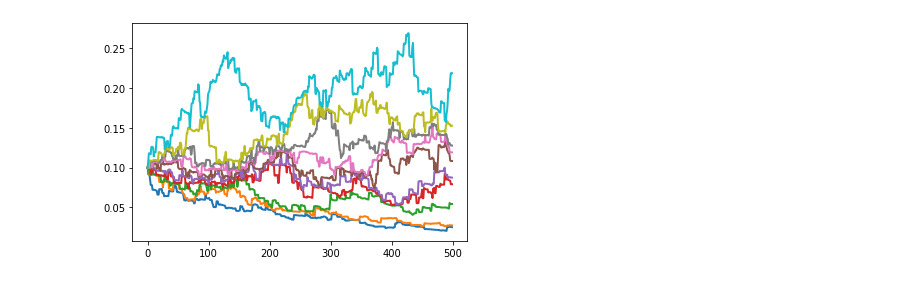
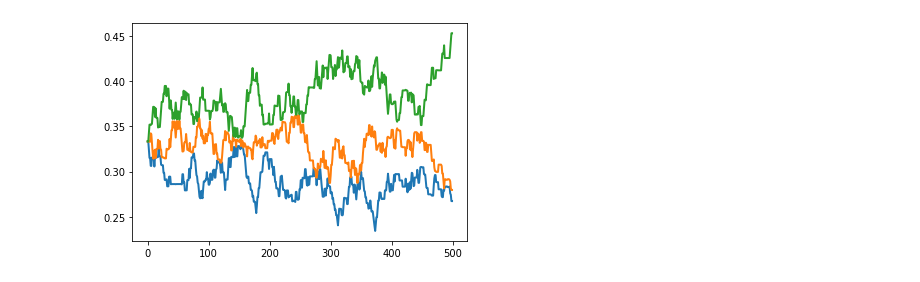
Before and after one commit to PhilChodrow/prestige_reinforcement, a Jupyter notebook: descriptives.ipynb, the cells around one changed output. Saved outputs shown, nothing was run; the diff lists cells and outputs as text; code cells hidden in the pictures.

```diff
--- a/descriptives.ipynb
+++ b/descriptives.ipynb
@@ -66,3 +66,45 @@ def rank_experiment(**kwargs):
     GAMMA = simulate(**kwargs)
     rank_means = GAMMA[np.int(GAMMA.shape[0]/2):,].mean(axis = 0)
     return(rank_means)
+# %%
+m_plots = 3 # this many columns of plots
+
+betas = np.linspace(1, 3, m_plots) # evenly spaced values of $\beta$ between 1 and 3
+n = 3                              # this many departments
+lam = .95                          # memory param
+n_rounds = 1000                    # simulation length
+
+A0 = np.random.randint(low = 1, high = 10, size = (n,n))                # asymmetric initial condition
+# A0[0,1] += 5
+
+methods = ['stochastic'] # use both methods
+
+# create fig and axes
+fig, axarr = plt.subplots(1,m_plots, figsize = (10, 3))
+
+for i in range(m_plots):
+
+    # do the simulation
+    v = simulate(n = n,
+                 beta = betas[i],
+                 lam = lam,
+                 n_rounds = n_rounds,
+                 update_interval = 1,
+                 A0 = A0,
+                 method = 'stochastic')
+
+    for j in range(n):
+        axarr[i].plot(v[:,j], alpha = 1, linewidth = 1)
+
+        # axis labels and aesthetics
+    axarr[i].set(
+                 ylim = (0,1),
+                 title = r'$\beta = $' + str(betas[i]),
+                 xlabel = 't',
+                 ylabel = r'$\gamma$')
+
+    axarr[i].spines['right'].set_visible(False)
+    axarr[i].spines['top'].set_visible(False)
+
+plt.tight_layout()
+plt.savefig('fig/traces.png', dpi = 300)
@@ -69,24 +113,24 @@ def rank_experiment(**kwargs):
 # %%
-n = 10
+n = 3
 
 A0 = np.ones((n,n))
 # A0 = np.random.randint(low = 1, high = 10, size = (n,n))
 A0 = A0 / A0.sum()
 # A0 = A0.astype(int)
 
 n_rounds = 500
 
 GAMMA = simulate(n = n,
                  beta = 1.9,
                  lam = .99,
                  n_rounds = n_rounds,
                  method = 'stochastic',
                  update_interval = 1,
                  A0 = A0,
                  ranked = True)
 
 for i in range(n):
     plt.plot(GAMMA[:,i], linewidth = 2)
 # %% [output]
-[figure, old version]
+[figure, new version]
 # %%
```
Also changed, not shown: parts of 10 cells of this notebook, 1 other file.
